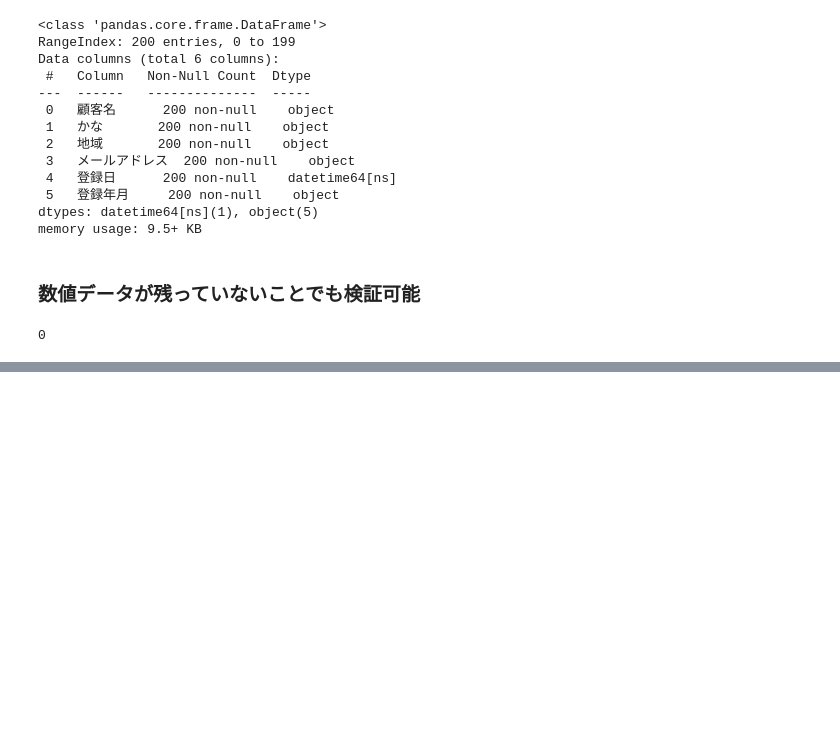
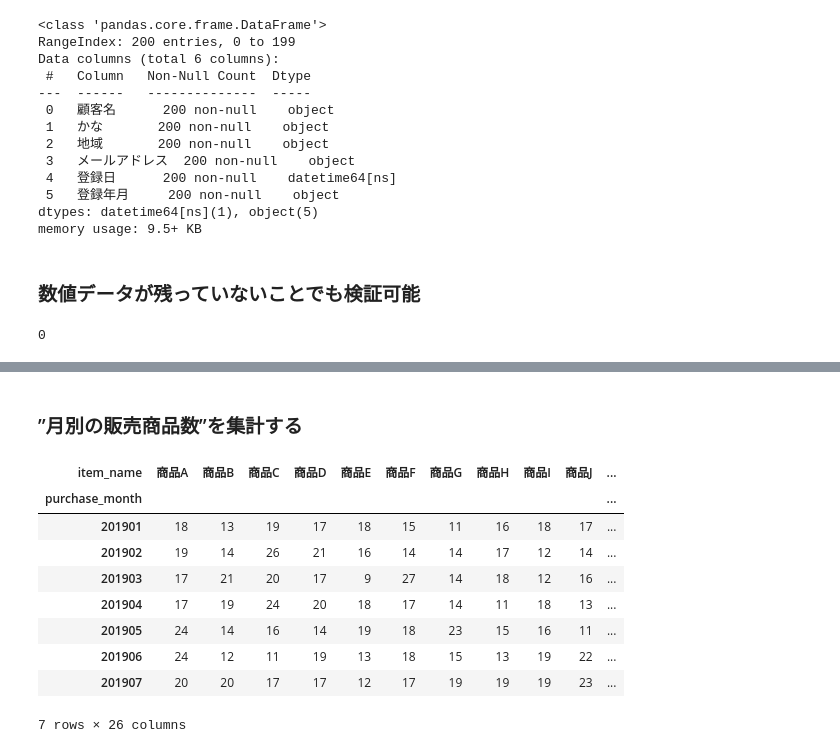
Before and after one commit to KatsuyaSatake/100-knocks-for-python, a Jupyter notebook: chap_02/Chapter02-DataClensing-For-Retailer.ipynb, the cells around one changed output, grey strips where cells are left out. Cells and saved outputs as stored; diff of their text form; code cells hidden in the pictures; blank space fills up the shorter version.

```diff
--- a/chap_02/Chapter02-DataClensing-For-Retailer.ipynb
+++ b/chap_02/Chapter02-DataClensing-For-Retailer.ipynb
@@ -376,0 +459,16 @@ flg_is_serial.sum()
+# %% [markdown]
+### ”月別の販売商品数”を集計する
+# %%
+byItem = import_data.pivot_table(index="purchase_month", columns="item_name", aggfunc="size", fill_value=0)
+byItem
+# %% [output]
+| item_name | 商品A | 商品B | 商品C | 商品D | 商品E | 商品F | 商品G | 商品H | 商品I | 商品J | ... |
+| purchase_month |  |  |  |  |  |  |  |  |  |  | ... |
+| 201901 | 18 | 13 | 19 | 17 | 18 | 15 | 11 | 16 | 18 | 17 | ... |
+| 201902 | 19 | 14 | 26 | 21 | 16 | 14 | 14 | 17 | 12 | 14 | ... |
+| 201903 | 17 | 21 | 20 | 17 | 9 | 27 | 14 | 18 | 12 | 16 | ... |
+| 201904 | 17 | 19 | 24 | 20 | 18 | 17 | 14 | 11 | 18 | 13 | ... |
+| 201905 | 24 | 14 | 16 | 14 | 19 | 18 | 23 | 15 | 16 | 11 | ... |
+| 201906 | 24 | 12 | 11 | 19 | 13 | 18 | 15 | 13 | 19 | 22 | ... |
+| 201907 | 20 | 20 | 17 | 17 | 12 | 17 | 19 | 19 | 19 | 23 | ... |
+7 rows × 26 columns
```
Also changed, not shown: parts of 18 cells of this notebook.
